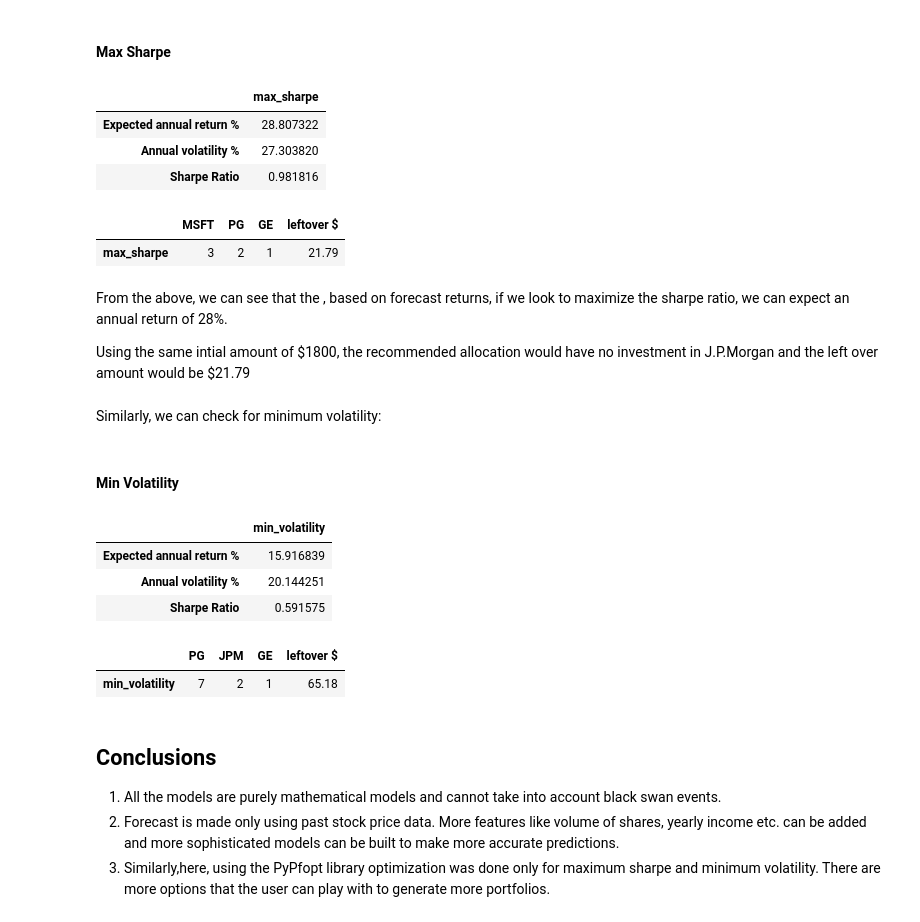
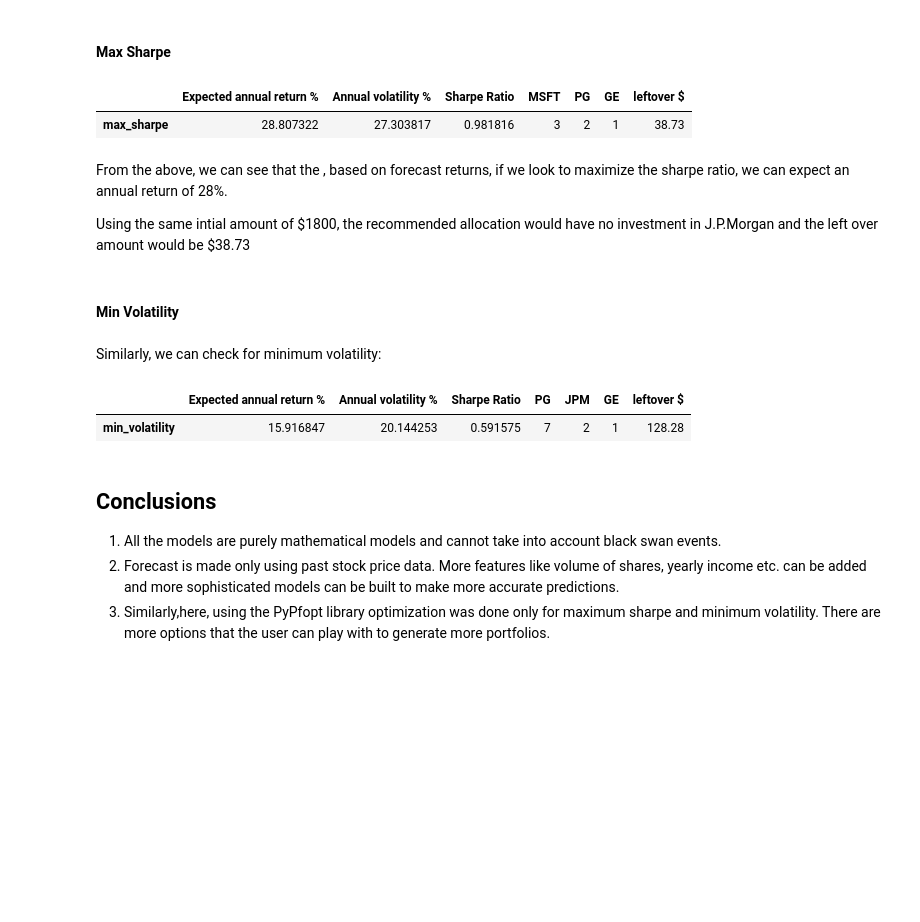
Before and after one commit to rahulakrish/portfolio_builder, a Jupyter notebook: mpt.ipynb, the cells around one changed output. Saved outputs shown, nothing was run; the diff lists cells and outputs as text; code cells hidden in the pictures; blank space fills up the shorter version.

```diff
--- a/mpt.ipynb
+++ b/mpt.ipynb
@@ -267,6 +260,3 @@ def get_dividend(ticker):
         ax.plot(df['amount']);
         ax.set_title(f'Dividend rate: {ticker}');
         plt.xticks(rotation=45)
-# %%
-for stock in portfolio:
-  get_dividend(stock)
@@ -333,5 +327,2 @@ def calculate_beta(ticker):
     ax.set_xlabel('Market Index:SPY')
     ax.set_ylabel(f'{ticker}')
-# %%
-for stock in portfolio:
-  calculate_beta(stock)
@@ -1256,41 +1252,37 @@ We now need to calculate the efficient frontier for max_sharpe and min_volatilty
 # %%
 #use function to return of forecasts for the portfolio for max sharpe
 sharpe_forecast_df,sharpe_forecast_weights = ef_max_sharpe(forecast_portfolio)
-sharpe_forecast_df
+
+
+#use allocation for forecast portfolio
+sharpe = sharpe_allocation(forecast_portfolio,sharpe_forecast_weights)
+
+sh = pd.concat([sharpe_forecast_df.T,sharpe],axis=1)
+sh
 # %% [output]
-|  | max_sharpe |
-| Expected annual return % | 28.807322 |
-| Annual volatility % | 27.303820 |
-| Sharpe Ratio | 0.981816 |
+|  | Expected annual return % | Annual volatility % | Sharpe Ratio | MSFT | PG | GE | leftover $ |
+| max_sharpe | 28.807322 | 27.303817 | 0.981816 | 3 | 2 | 1 | 38.73 |
-# %%
-#use allocation for forecast portfolio
-sharpe_allocation(forecast_portfolio,sharpe_forecast_weights)
-# %% [output]
-|  | MSFT | PG | GE | leftover $ |
-| max_sharpe | 3 | 2 | 1 | 21.79 |
 # %% [markdown]
 From the above, we can see that the , based on forecast returns, if we look to maximize the sharpe ratio, we can expect an annual return of 28%.
 
-Using the same intial amount of \$1800, the recommended allocation would have no investment in J.P.Morgan and the left over amount would be \$21.79
+Using the same intial amount of \$1800, the recommended allocation would have no investment in J.P.Morgan and the left over amount would be \$38.73
+# %% [markdown]
+#### Min Volatility
 # %% [markdown]
 Similarly, we can check for minimum volatility:
-# %% [markdown]
-#### Min Volatility
 # %%
-#use function to return of forecasts for the portfolio for min volatility
+#use function to return of forecasts and allocation for min volatility
 min_vol_forecast_df,min_vol_forecast_weights = ef_min_volatility(forecast_portfolio)
-min_vol_forecast_df
+
+#use allocation for forecast portfolio
+x = min_volatility_allocation(forecast_portfolio,min_vol_forecast_weights)
+
+#summing it all up
+vol = pd.concat([min_vol_forecast_df.T,x],axis=1)
+vol
 # %% [output]
-|  | min_volatility |
-| Expected annual return % | 15.916839 |
-| Annual volatility % | 20.144251 |
-| Sharpe Ratio | 0.591575 |
+|  | Expected annual return % | Annual volatility % | Sharpe Ratio | PG | JPM | GE | leftover $ |
+| min_volatility | 15.916847 | 20.144253 | 0.591575 | 7 | 2 | 1 | 128.28 |
-# %%
-#use allocation for forecast portfolio
-min_volatility_allocation(forecast_portfolio,min_vol_forecast_weights)
-# %% [output]
-|  | PG | JPM | GE | leftover $ |
-| min_volatility | 7 | 2 | 1 | 65.18 |
 # %% [markdown]
 ## Conclusions
 
```
Also changed, not shown: parts of 21 cells of this notebook.
